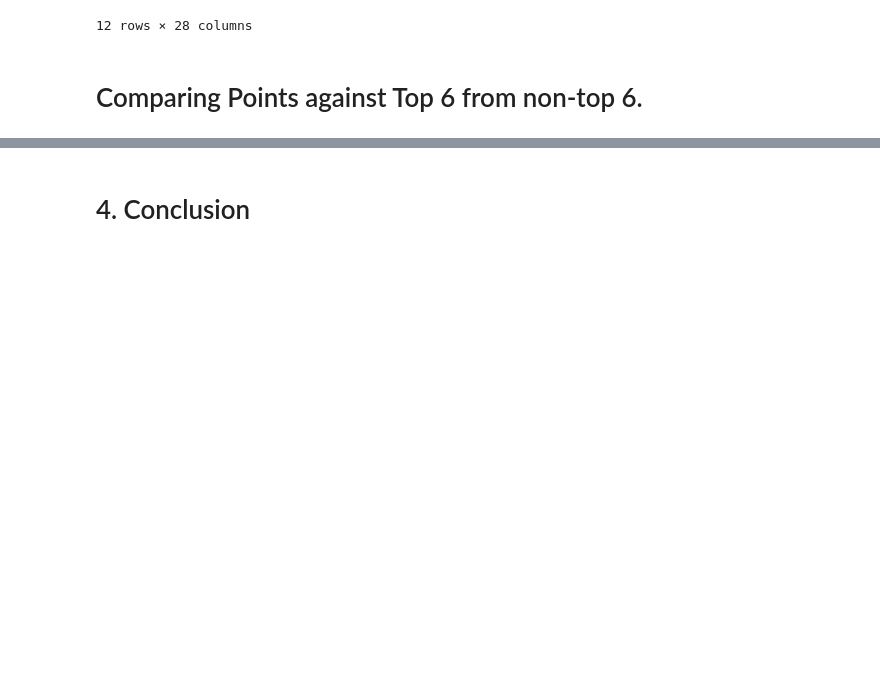
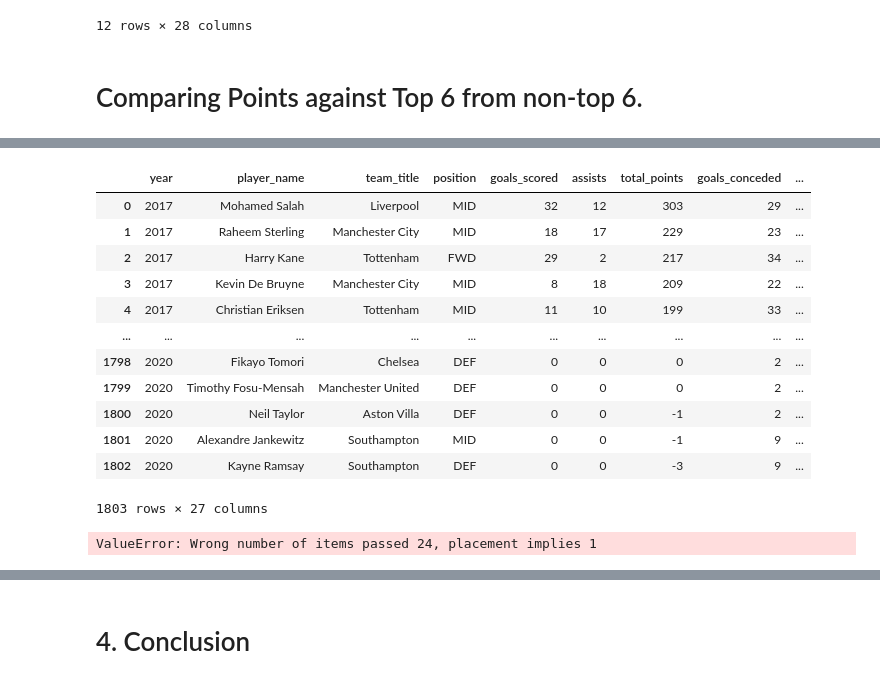
Before and after one commit to alisterjan/FPL_Analysis, a Jupyter notebook: FPL_EDA_1.ipynb, the cells around one changed output, grey strips where cells are left out. Cells and saved outputs as stored; diff of their text form; code cells hidden in the pictures; blank space fills up the shorter version.

```diff
--- a/FPL_EDA_1.ipynb
+++ b/FPL_EDA_1.ipynb
@@ -308,0 +415,16 @@ ppg_df.loc[(ppg_df.year==2020)&(ppg_df.position=='DEF')]
+# %%
+fpl_df
+# %% [output]
+|  | year | player_name | team_title | position | goals_scored | assists | total_points | goals_conceded | ... |
+| 0 | 2017 | Mohamed Salah | Liverpool | MID | 32 | 12 | 303 | 29 | ... |
+| 1 | 2017 | Raheem Sterling | Manchester City | MID | 18 | 17 | 229 | 23 | ... |
+| 2 | 2017 | Harry Kane | Tottenham | FWD | 29 | 2 | 217 | 34 | ... |
+| 3 | 2017 | Kevin De Bruyne | Manchester City | MID | 8 | 18 | 209 | 22 | ... |
+| 4 | 2017 | Christian Eriksen | Tottenham | MID | 11 | 10 | 199 | 33 | ... |
+| ... | ... | ... | ... | ... | ... | ... | ... | ... | ... |
+| 1798 | 2020 | Fikayo Tomori | Chelsea | DEF | 0 | 0 | 0 | 2 | ... |
+| 1799 | 2020 | Timothy Fosu-Mensah | Manchester United | DEF | 0 | 0 | 0 | 2 | ... |
+| 1800 | 2020 | Neil Taylor | Aston Villa | DEF | 0 | 0 | -1 | 2 | ... |
+| 1801 | 2020 | Alexandre Jankewitz | Southampton | MID | 0 | 0 | -1 | 9 | ... |
+| 1802 | 2020 | Kayne Ramsay | Southampton | DEF | 0 | 0 | -3 | 9 | ... |
+1803 rows × 27 columns
@@ -308,0 +434,19 @@ ppg_df.loc[(ppg_df.year==2020)&(ppg_df.position=='DEF')]
+# %%
+def opposition(x,y,z):
+    if z == x:
+        return y
+    else:
+        return x
+
+matches_df['opponent'] =matches_df.apply(lambda x: opposition(x['h_team'],x['a_team'],x['team_title']),axis = 1)
+
+
+#Rearrange the columns
+cols = matches_df.columns.tolist()
+cols = cols[-4:] + cols[:-4]
+
+matches_df =  matches_df[cols]
+
+matches_df_clean=matches_df.drop(['name'],axis=1)
+# %% [output]
+ValueError: Wrong number of items passed 24, placement implies 1
```
Also changed, not shown: parts of 19 cells of this notebook.
